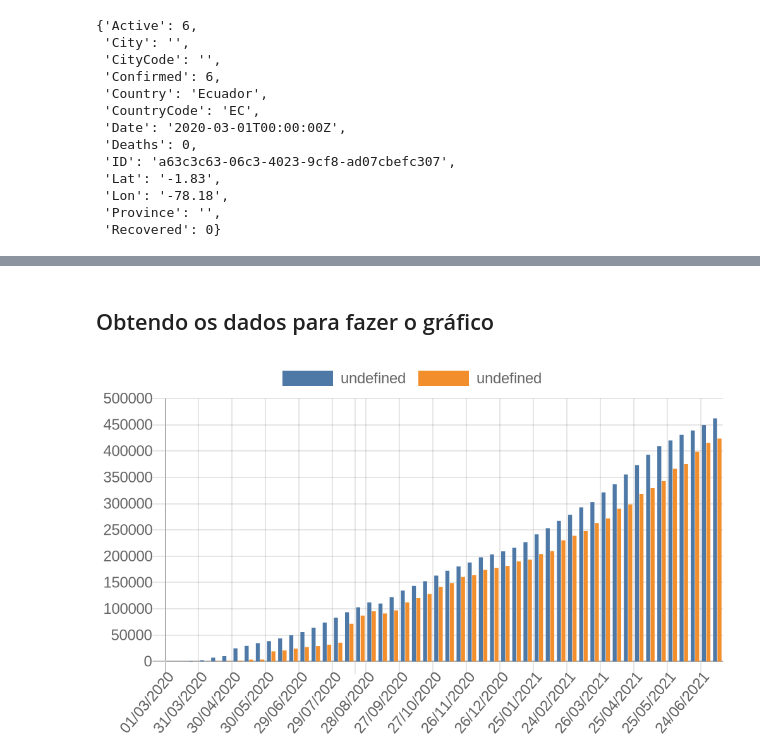
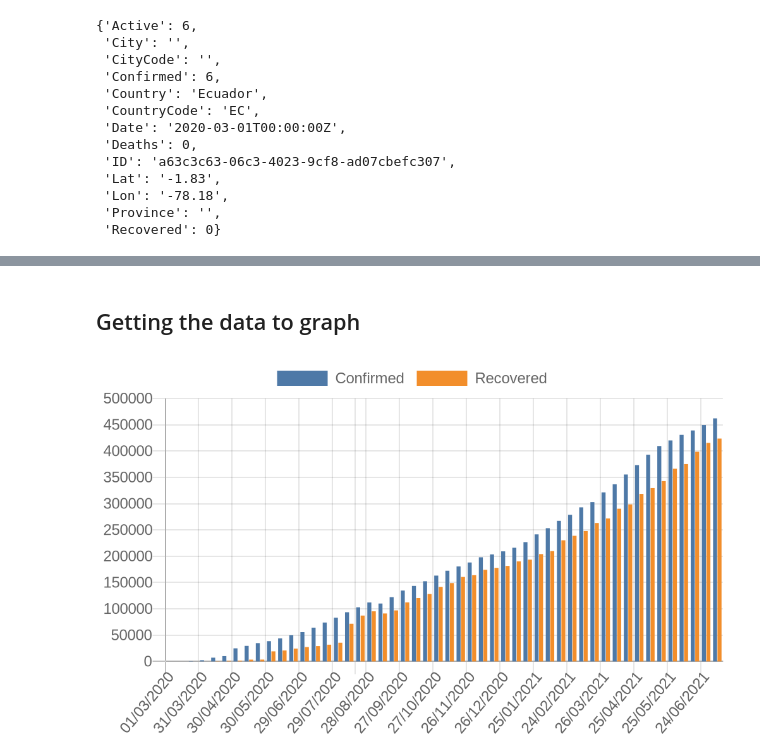
Before and after one commit to fredsalas87/Covid-evolution-in-Ecuador, a Jupyter notebook: Covid evolution in Ecuador.ipynb, the cells around one changed output, grey strips where cells are left out. Saved outputs shown, nothing was run; the diff lists cells and outputs as text; code cells hidden in the pictures.

Commit message:
Add ecuador-covid.csv and my-first-graph.png & update the project and the readme

```diff
--- a/Covid evolution in Ecuador.ipynb
+++ b/Covid evolution in Ecuador.ipynb
@@ -39,14 +39,7 @@ raw_data[0]
 final_data = []
 for obs in raw_data:
   final_data.append([obs['Confirmed'], obs['Deaths'], obs['Recovered'], obs['Active'], obs['Date']])
-# %%
-# Verificando os dados filtrados
-final_data.insert(0, ['confirmados', 'obitos', 'recuperados', 'ativos', 'data'])
-#final_data
-# %%
-# Criando constantes para manipular os dados
-CONFIRMADOS = 0
-OBITOS = 1
-RECUPERADOS = 2
-ATIVOS = 3
-DATA = 4
+# %%
+# Checking the filtered data and putting a header
+final_data.insert(0, ['confirmed', 'deaths', 'recovered', 'active', 'date'])
+#final_data
@@ -105,11 +78,11 @@ for i in range(1, len(final_data)):
 # %%
-# Criando funções helper
+# Function that builds the y-axis data
 def get_datasets(y, labels):
   if type(y[0]) == list:
     datasets = []
     for i in range(len(y)):
       datasets.append({
-          'labels': labels[i],
+          'label': labels[i],
           'data': y[i]
       })
     return datasets
@@ -166,27 +141,27 @@ from IPython.display import display
 def display_image(path):
   img_pil = Image.open(path)
   display(img_pil)
-# %% [markdown]
-## Obtendo os dados para fazer o gráfico
+# %% [markdown]
+## Getting the data to graph
 # %%
-# Obtendo os dados e mostrando o gráfico
+# Getting the data and showing the graph
 y_data_1 = []
 for obs in final_data[1::10]:
   y_data_1.append(obs[CONFIRMADOS])
 
 y_data_2 = []
 for obs in final_data[1::10]:
   y_data_2.append(obs[RECUPERADOS])
 
-#labels = ['Confirmados', 'Recuperados']
+labels = ['Confirmed', 'Recovered']
 
 x = []
 for obs in final_data[1::10]:
   x.append(obs[DATA].strftime('%d/%m/%Y'))
 
-chart = create_chart(x, [y_data_1, y_data_2], ['Confirmados', 'Recuperados'], title='Gráfico confirmados vs recuperados')
+chart = create_chart(x, [y_data_1, y_data_2], labels, title='Graph confirmed vs recovered')
 chart_content = get_api_chart(chart)
-save_image('meu-primeiro-grafico.png', chart_content)
-display_image('meu-primeiro-grafico.png')
+save_image('my-first-graph.png', chart_content)
+display_image('my-first-graph.png')
 # %% [output]
-[figure, old version]
+[figure, new version]
```
Also changed, not shown: parts of 31 cells of this notebook, 3 other files.
